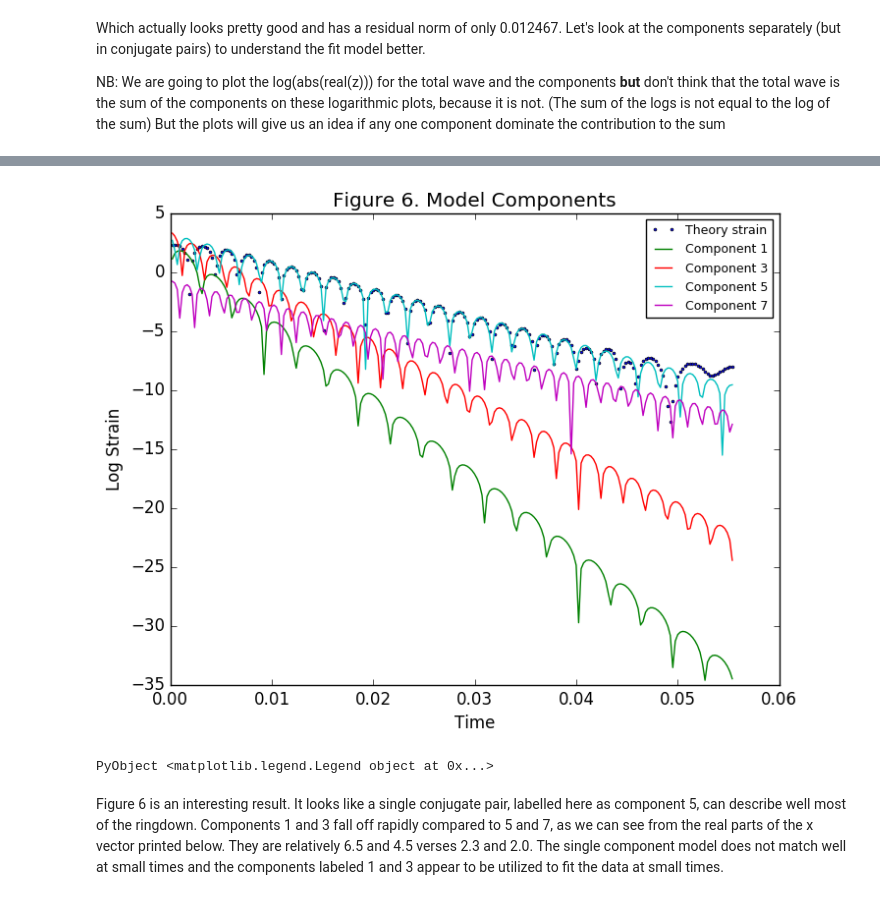
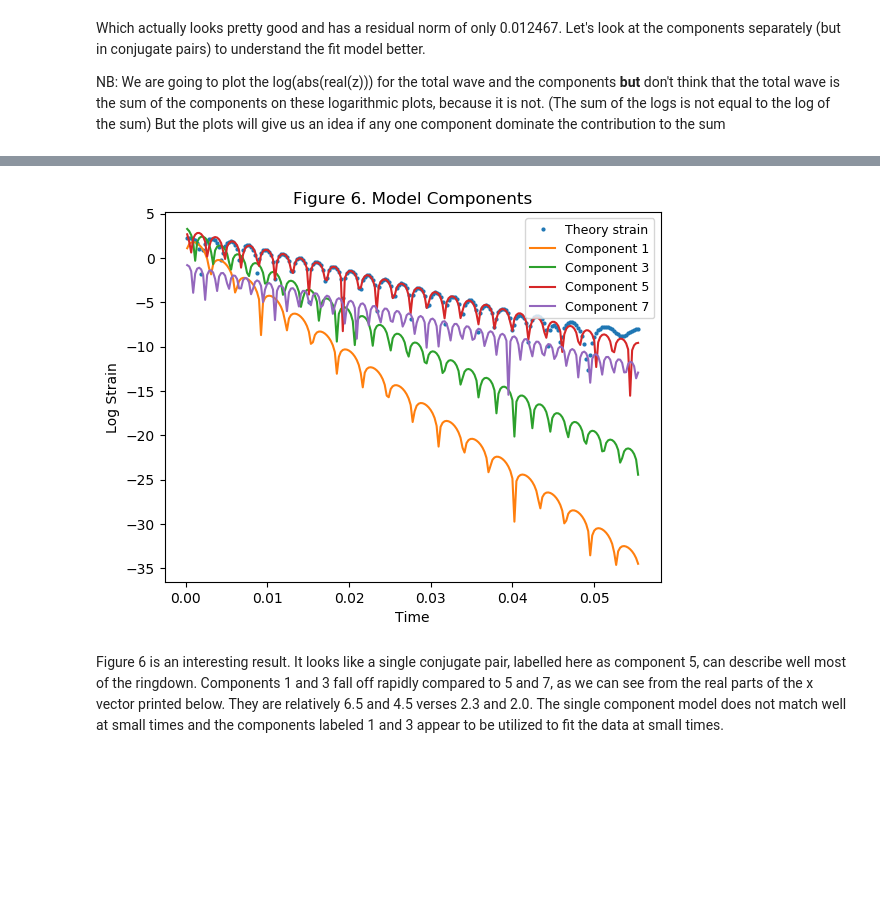
Before and after one commit to macd/dbm_notebooks, a Jupyter notebook: ringdown_fit.ipynb, the cells around one changed output, grey strips where cells are left out. Drawn from its saved outputs; the diff is of its cells as text; code cells hidden in the pictures; blank space fills up the shorter version.

```diff
--- a/ringdown_fit.ipynb
+++ b/ringdown_fit.ipynb
@@ -290,27 +258,26 @@ wave! (generic function with 1 method)
 # %%
 # Plotting here is a little different. Needed font_manager to make the legend smaller.
 using PyCall
 
 y = zeros(Complex{Float64}, length(t_nr))
 
-@pyimport matplotlib.font_manager as fm
+fm = pyimport("matplotlib.font_manager")
 prop = fm.FontProperties(size=9)
 fig, ax = PyPlot.subplots()
 
-ax[:plot](t_nr, log(abs(real(y_nr))), "o", markersize=2.0, label="Theory strain")
+ax.plot(t_nr, log.(abs.(real.(y_nr))), "o", markersize=2.0, label="Theory strain")
 
 for i = 1:2:8
     wave!(y, x[i:i+1], c[i:i+1], t_nr)
-    ax[:plot](t_nr, log(abs(real(y))), label="Component $i")
+    ax.plot(t_nr, log.(abs.(real.(y))), label="Component $i")
 end
 
 xlabel("Time")
 ylabel("Log Strain")
 title("Figure 6. Model Components")
-ax[:legend](loc="upper right", prop=prop)
+ax.legend(loc="upper right", prop=prop);
 # %% [output]
-[figure, old version]
+[figure, new version]
-PyObject <matplotlib.legend.Legend object at 0x...>
 # %% [markdown]
 Figure 6 is an interesting result.  It looks like a single conjugate pair, labelled here as component 5, can describe well most of the ringdown.  Components 1 and 3 fall off rapidly compared to 5 and 7, as we can see from the real parts of the x vector printed below.  They are relatively 6.5 and 4.5 verses 2.3 and 2.0.  The single component model does not match well at small times and the components labeled 1 and 3 appear to be utilized to fit the data at small times.
 # %%
```
Also changed, not shown: parts of 32 cells of this notebook, 3 other files.
